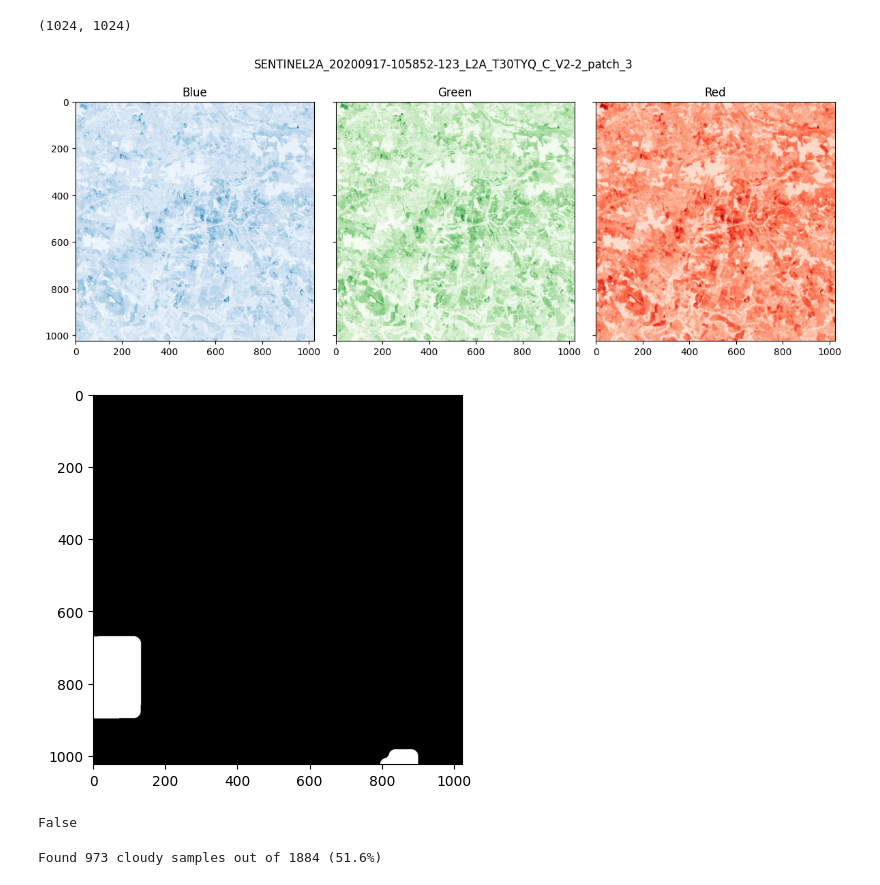
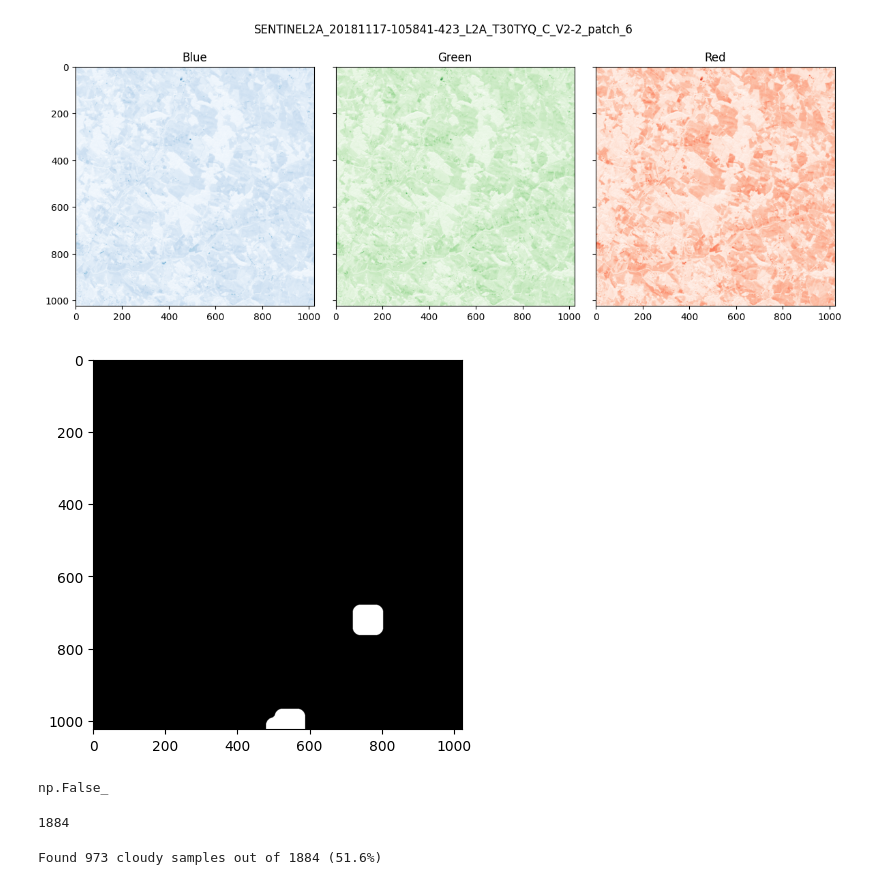
Before and after one commit to stemauro/bip-course, a Jupyter notebook: notebooks/playground.ipynb, the cells around one changed output. Drawn from its saved outputs; the diff is of its cells as text; code cells hidden in the pictures.

Commit message:
Implement basic data filtering

```diff
--- a/notebooks/playground.ipynb
+++ b/notebooks/playground.ipynb
@@ -12,9 +11,11 @@ data_folder = pathlib.Path("/p/scratch/training2504/data/s2l2a-sits")
 train_set_folder = data_folder / "train"
 val_set_folder = data_folder / "val"
 # %%
-sample = train_set_folder/"SENTINEL2A_20200917-105852-123_L2A_T30TYQ_C_V2-2_patch_3.tif"
+sample = train_set_folder/"SENTINEL2A_20181117-105841-423_L2A_T30TYQ_C_V2-2_patch_6.tif"#
+# sample = train_set_folder/"SENTINEL2B_20180126-105316-455_L2A_T30TYQ_C_V2-2_patch_9.tif"
 # sample = val_set_folder/"SENTINEL2A_20171023-105154-753_L2A_T30TYR_D_V1-4_patch_6.tif"
 # sample = val_set_folder/ "SENTINEL2B_20170822-110527-982_L2A_T30TYR_C_V2-2_patch_5.tif"
 assert sample.exists(), "File not found."
 # %%
-dataset = rasterio.open(sample)
+dataset = xr.open_dataset(sample, engine="rasterio")
+dataset.x.size
@@ -40,41 +24,39 @@ Number of bands: 13
-# %%
-blue, green, red = map(lambda b: dataset.read(b), range(1, 4))
-red.shape
-# %% [output]
-(1024, 1024)
+# %%
+def read_band(band, dataset):
+    return dataset.sel(band=band).band_data.values
 # %%
 fig, axes = plt.subplots(nrows=1, ncols=3, figsize=(12, 12), sharey=True)
 cmaps = ["Blues", "Greens", "Reds"]
-images = map(lambda band: dataset.read(band), range(2, 5))
+images = [read_band(band, dataset=dataset) for band in range(1, 4)]
 for idx, (cmap, image) in enumerate(zip(cmaps, images)):
     axes[idx].imshow(image, cmap=cmap)
     axes[idx].set_title(cmap[:-1])
 
 fig.suptitle(str(sample.stem))
 fig.tight_layout()
 fig.subplots_adjust(top=1.55)
 
 plt.show()
 # %% [output]
-[figure, old version]
+[figure, new version]
 # %%
-cloud_probs = dataset.read(11)
+cloud_probs = read_band(band=11, dataset=dataset)
 cloud_mask = (cloud_probs > 10).astype(np.uint8)
 
 plt.imshow(cloud_mask, cmap="Greys_r", vmin=0, vmax=1)
 plt.show()
 # %% [output]
-[figure, old version]
+[figure, new version]
 # %%
 def filter_cloudy(img_path: pathlib.Path, threshold: int) -> bool:
-    pixel_values = rasterio.open(img_path)
-    num_pixels = pixel_values.height * pixel_values.width
+    dataset = xr.open_dataset(img_path, engine="rasterio")
+    num_pixels = dataset.x.size * dataset.y.size
 
-    cloud_probs = pixel_values.read(11)
+    cloud_probs = read_band(band=11, dataset=dataset)
     cloud_mask = cloud_probs > threshold
 
     return cloud_mask.sum() > (0.1 * num_pixels)
 
-print(filter_cloudy(sample, threshold=10))
+filter_cloudy(sample, threshold=10)
 # %% [output]
-False
+np.False_
@@ -84,0 +63,6 @@ num_samples = len(list(filter(lambda path: str(path).endswith("tif"), train_set_
+# %%
+train_samples = list(train_set_folder.glob("*.tif"))
+num_samples = len(train_samples)
+num_samples
+# %% [output]
+1884
```
Also changed, not shown: parts of 8 cells of this notebook.
